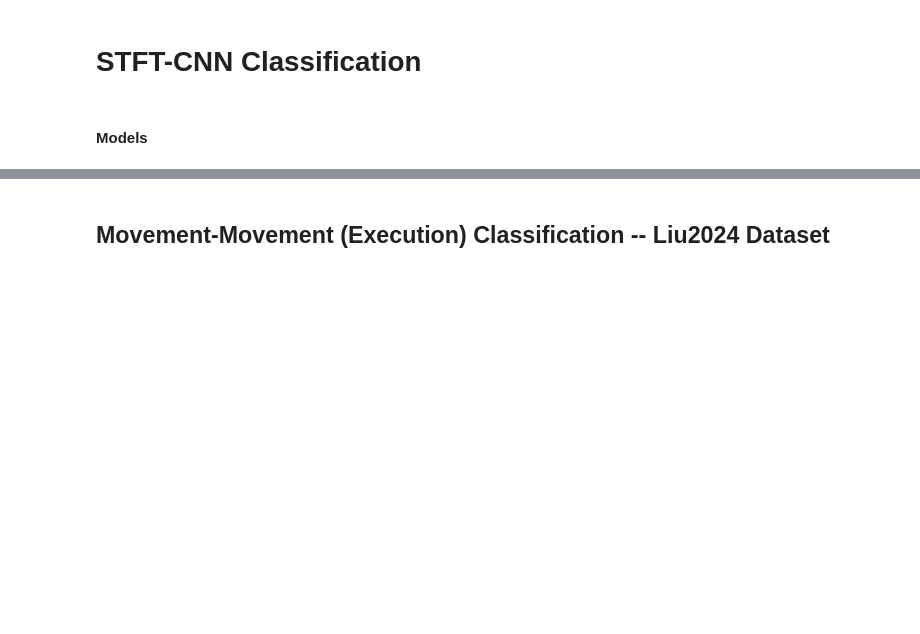
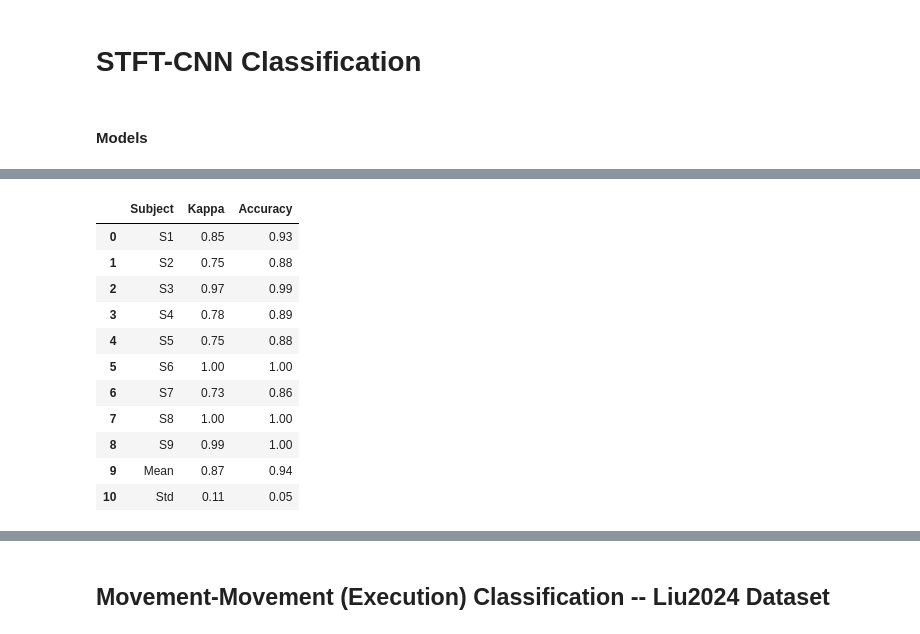
Before and after one commit to emmanuel-olateju/elbow_MI, a Jupyter notebook: bci_processing_elbowMI.ipynb, the cells around one changed output, grey strips where cells are left out. Saved outputs shown, nothing was run; the diff lists cells and outputs as text; code cells hidden in the pictures; blank space fills up the shorter version.

```diff
--- a/bci_processing_elbowMI.ipynb
+++ b/bci_processing_elbowMI.ipynb
@@ -517,0 +1519,6 @@ def run(model, x, y=None, transforms=None, LBL_SMOOTH=0.0):
+# %%
+subjects = []
+accuracies = []
+kappas = []
+
+from sklearn.metrics import accuracy_score as acc_score
@@ -517,0 +1637,20 @@ def run(model, x, y=None, transforms=None, LBL_SMOOTH=0.0):
+# %%
+validation_df = pd.DataFrame({
+    "Subject": subjects,
+    "Kappa": kappas,
+    "Accuracy": accuracies,
+})
+validation_df
+# %% [output]
+|  | Subject | Kappa | Accuracy |
+| 0 | S1 | 0.85 | 0.93 |
+| 1 | S2 | 0.75 | 0.88 |
+| 2 | S3 | 0.97 | 0.99 |
+| 3 | S4 | 0.78 | 0.89 |
+| 4 | S5 | 0.75 | 0.88 |
+| 5 | S6 | 1.00 | 1.00 |
+| 6 | S7 | 0.73 | 0.86 |
+| 7 | S8 | 1.00 | 1.00 |
+| 8 | S9 | 0.99 | 1.00 |
+| 9 | Mean | 0.87 | 0.94 |
+| 10 | Std | 0.11 | 0.05 |
```
Also changed, not shown: parts of 73 cells of this notebook.
